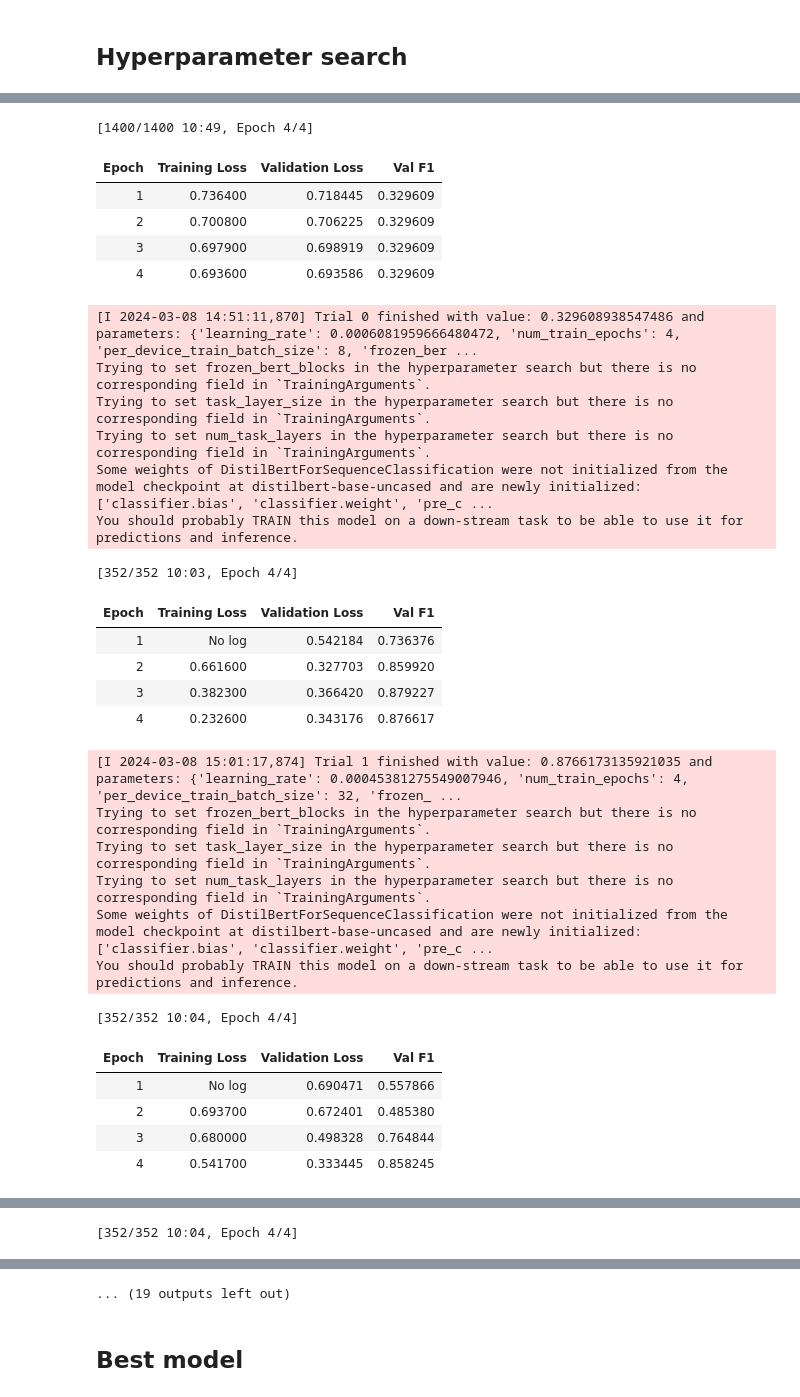
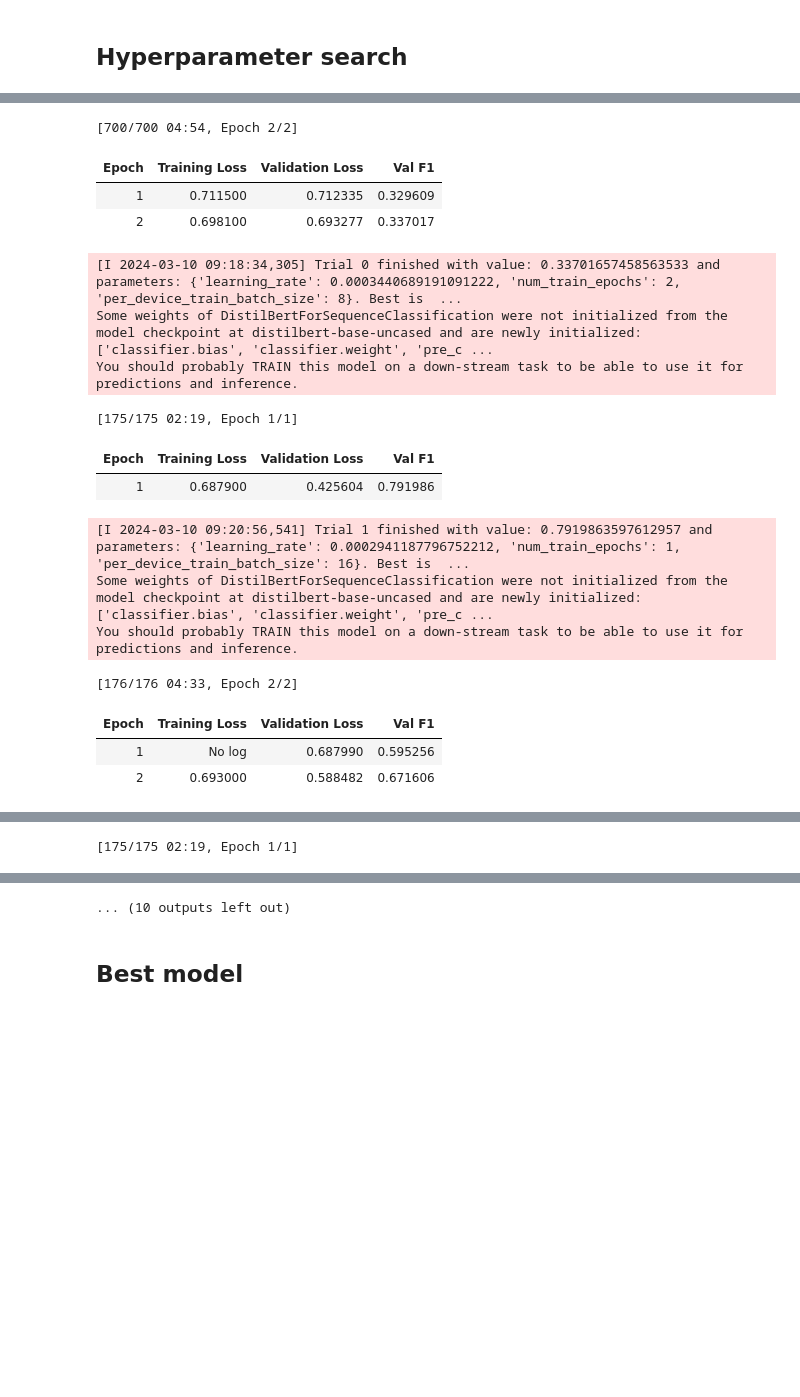
Before and after one commit to VassilisDrouzas/Natural-Language-Processing, a Jupyter notebook: transformers/ex_1.ipynb, the cells around one changed output, grey strips where cells are left out. Cells and saved outputs as stored; diff of their text form; code cells hidden in the pictures; blank space fills up the shorter version.

Commit message:
remove unused hyperparameters

```diff
--- a/transformers/ex_1.ipynb
+++ b/transformers/ex_1.ipynb
@@ -548,12 +547,10 @@ def model_init():
 
 def get_search_space(trial):
     return {
-        "learning_rate": trial.suggest_loguniform("learning_rate", 1e-5, 1e-3),
-        "num_train_epochs": trial.suggest_int("num_train_epochs", 1, 5),
+        "learning_rate": trial.suggest_float("learning_rate", 1e-5, 1e-3, log=True),
+        "num_train_epochs": trial.suggest_int("num_train_epochs", 1, 3),
         "per_device_train_batch_size": trial.suggest_categorical("per_device_train_batch_size", [8, 16, 32]),
-        "frozen_bert_blocks": trial.suggest_int("frozen_bert_blocks", 0, 11), #frozen blocks
-        "task_layer_size": trial.suggest_categorical("task_layer_size", [64, 128, 256]),  # Size of task-specific layer
-        "num_task_layers": trial.suggest_int("num_task_layers", 1, 3)  #Number of task-specific layers
+
     }
 
 
@@ -563,8 +560,8 @@ training_args = TrainingArguments(
     per_device_eval_batch_size=16,
     logging_dir="./logs",
     logging_steps=100,
+    weight_decay=0.01,
     save_steps=500,
-    weight_decay = 0.01,
     warmup_steps = 500,
     report_to="none"
 )
@@ -583,7 +580,7 @@ trainer = Trainer(
 best_run = trainer.hyperparameter_search(
     direction="maximize",
     backend="optuna",
-    n_trials=10,
+    n_trials=7,
     hp_space=get_search_space
 )
 # %% [output]
@@ -596,32 +590,19 @@ Trying to set num_task_layers in the hyperparameter search but there is no corre
 Some weights of DistilBertForSequenceClassification were not initialized from the model checkpoint at distilbert-base-uncased and are newly initialized: ['classifier.bias', 'classifier.weight', 'pre_c ...
 You should probably TRAIN this model on a down-stream task to be able to use it for predictions and inference.
-[1400/1400 10:49, Epoch 4/4]
+[700/700 04:54, Epoch 2/2]
 | Epoch | Training Loss | Validation Loss | Val F1 |
-| 1 | 0.736400 | 0.718445 | 0.329609 |
-| 2 | 0.700800 | 0.706225 | 0.329609 |
-| 3 | 0.697900 | 0.698919 | 0.329609 |
-| 4 | 0.693600 | 0.693586 | 0.329609 |
+| 1 | 0.711500 | 0.712335 | 0.329609 |
+| 2 | 0.698100 | 0.693277 | 0.337017 |
-[I 2024-03-08 14:51:11,870] Trial 0 finished with value: 0.329608938547486 and parameters: {'learning_rate': 0.0006081959666480472, 'num_train_epochs': 4, 'per_device_train_batch_size': 8, 'frozen_ber ...
-Trying to set frozen_bert_blocks in the hyperparameter search but there is no corresponding field in `TrainingArguments`.
-Trying to set task_layer_size in the hyperparameter search but there is no corresponding field in `TrainingArguments`.
-Trying to set num_task_layers in the hyperparameter search but there is no corresponding field in `TrainingArguments`.
+[I 2024-03-10 09:18:34,305] Trial 0 finished with value: 0.33701657458563533 and parameters: {'learning_rate': 0.0003440689191091222, 'num_train_epochs': 2, 'per_device_train_batch_size': 8}. Best is  ...
 Some weights of DistilBertForSequenceClassification were not initialized from the model checkpoint at distilbert-base-uncased and are newly initialized: ['classifier.bias', 'classifier.weight', 'pre_c ...
 You should probably TRAIN this model on a down-stream task to be able to use it for predictions and inference.
-[352/352 10:03, Epoch 4/4]
+[175/175 02:19, Epoch 1/1]
 | Epoch | Training Loss | Validation Loss | Val F1 |
-| 1 | No log | 0.542184 | 0.736376 |
-| 2 | 0.661600 | 0.327703 | 0.859920 |
-| 3 | 0.382300 | 0.366420 | 0.879227 |
-| 4 | 0.232600 | 0.343176 | 0.876617 |
+| 1 | 0.687900 | 0.425604 | 0.791986 |
-[I 2024-03-08 15:01:17,874] Trial 1 finished with value: 0.8766173135921035 and parameters: {'learning_rate': 0.00045381275549007946, 'num_train_epochs': 4, 'per_device_train_batch_size': 32, 'frozen_ ...
-Trying to set frozen_bert_blocks in the hyperparameter search but there is no corresponding field in `TrainingArguments`.
-Trying to set task_layer_size in the hyperparameter search but there is no corresponding field in `TrainingArguments`.
-Trying to set num_task_layers in the hyperparameter search but there is no corresponding field in `TrainingArguments`.
+[I 2024-03-10 09:20:56,541] Trial 1 finished with value: 0.7919863597612957 and parameters: {'learning_rate': 0.0002941187796752212, 'num_train_epochs': 1, 'per_device_train_batch_size': 16}. Best is  ...
 Some weights of DistilBertForSequenceClassification were not initialized from the model checkpoint at distilbert-base-uncased and are newly initialized: ['classifier.bias', 'classifier.weight', 'pre_c ...
 You should probably TRAIN this model on a down-stream task to be able to use it for predictions and inference.
-[352/352 10:04, Epoch 4/4]
+[176/176 04:33, Epoch 2/2]
 | Epoch | Training Loss | Validation Loss | Val F1 |
-| 1 | No log | 0.690471 | 0.557866 |
-| 2 | 0.693700 | 0.672401 | 0.485380 |
-| 3 | 0.680000 | 0.498328 | 0.764844 |
-| 4 | 0.541700 | 0.333445 | 0.858245 |
+| 1 | No log | 0.687990 | 0.595256 |
+| 2 | 0.693000 | 0.588482 | 0.671606 |
@@ -632,4 +610,4 @@ Trying to set num_task_layers in the hyperparameter search but there is no corre
 Some weights of DistilBertForSequenceClassification were not initialized from the model checkpoint at distilbert-base-uncased and are newly initialized: ['classifier.bias', 'classifier.weight', 'pre_c ...
 You should probably TRAIN this model on a down-stream task to be able to use it for predictions and inference.
-[352/352 10:04, Epoch 4/4]
+[175/175 02:19, Epoch 1/1]
 | Epoch | Training Loss | Validation Loss | Val F1 |
@@ -640,4 +615,4 @@ You should probably TRAIN this model on a down-stream task to be able to use it
-... (19 outputs left out)
+... (10 outputs left out)
 # %% [markdown]
 ## Best model
 # %%
```
Also changed, not shown: parts of 12 cells of this notebook, 1 other file.
